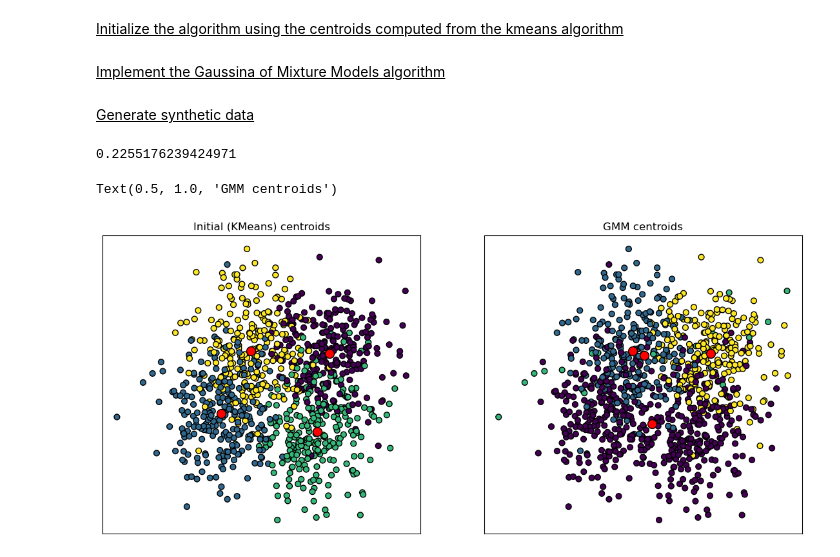
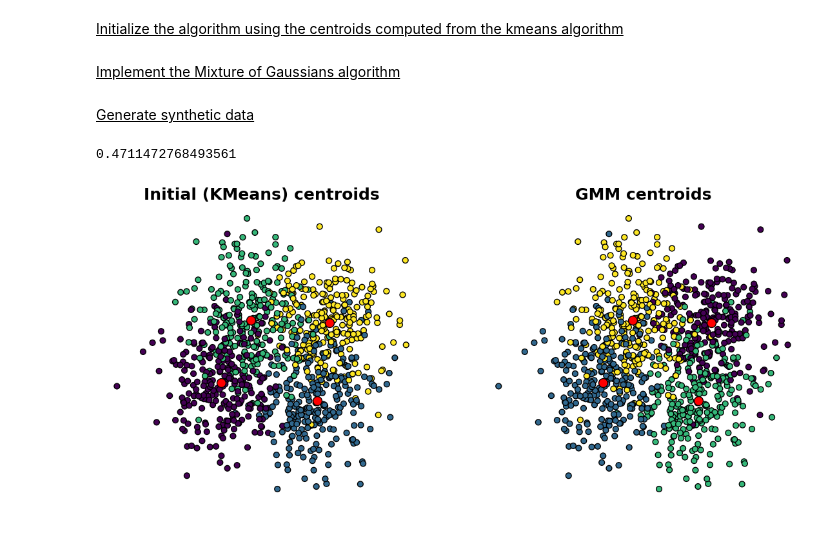
Before and after one commit to KonstantinosTsomakian/ML_algorithms, a Jupyter notebook: GaussinaMixtureModels/gmm_algorithm.ipynb, the cells around one changed output. Drawn from its saved outputs; the diff is of its cells as text; code cells hidden in the pictures.

```diff
--- a/GaussinaMixtureModels/gmm_algorithm.ipynb
+++ b/GaussinaMixtureModels/gmm_algorithm.ipynb
@@ -81,7 +81,7 @@ def maximization_step(X,k,responsibilities):
             covariances[component] = component_specific_cov / Nk[component]
         return(means, weights, covariances)
 # %% [markdown]
-<ins> Implement the Gaussina of Mixture Models algorithm
+<ins> Implement the Mixture of Gaussians algorithm
 # %%
 def mixture_of_gausians(X,k,init,iterations):
 
@@ -137,36 +137,38 @@ X, y = make_blobs(n_samples=1000,n_features=10,centers=4,cluster_std=3.0,random_
 # %%
 
 #X = np.random.rand(1000, 2)
 k_means_result = kmeans(X,4,50,'manhattan')
 centroids = k_means_result[0]
 k_means_labels = k_means_result[1]
 from matplotlib import pyplot as plt
 
 
 
 #Plot the results
 fig, (ax1, ax2) = plt.subplots(1,2,figsize = (14, 6))
 
 ax1.scatter(X[:,0], X[:,1], marker = 'o', cmap='viridis', edgecolors='k', c = k_means_labels, s=40)
 ax1.scatter(centroids[:,0], centroids[:,1],marker='o', c = 'red', s=100,edgecolors='black')
 ax1.set_xticks([])
 ax1.set_yticks([])
-ax1.set_title("Initial (KMeans) centroids")
-
+ax1.set_title("Initial (KMeans) centroids", fontsize=18, fontweight='bold')
+ax1.axis('off')
 
 gmm_results = mixture_of_gausians(X,4,init= 'random',iterations=1000)
 gmm_centroids, gmm_labels , gmm_score= gmm_results
 print(gmm_score)
 ###Plot the result
 
 ax2.scatter(X[:,0], X[:,1], marker = 'o', cmap='viridis', edgecolors='k', c = gmm_labels, s=40)
 
 ax2.scatter(gmm_centroids[:,0], gmm_centroids[:,1],marker='o', c = 'red', s=100,edgecolors='black')
 
 ax2.set_xticks([])
 ax2.set_yticks([])
-ax2.set_title("GMM centroids")
+ax2.set_title("GMM centroids", fontsize=18, fontweight='bold')
+ax2.axis('off')
+
+plt.show()
 # %% [output]
-0.2255176239424971
+0.4711472768493561
-Text(0.5, 1.0, 'GMM centroids')
-[figure, old version]
+[figure, new version]
```
Also changed, not shown: 6 other files.
